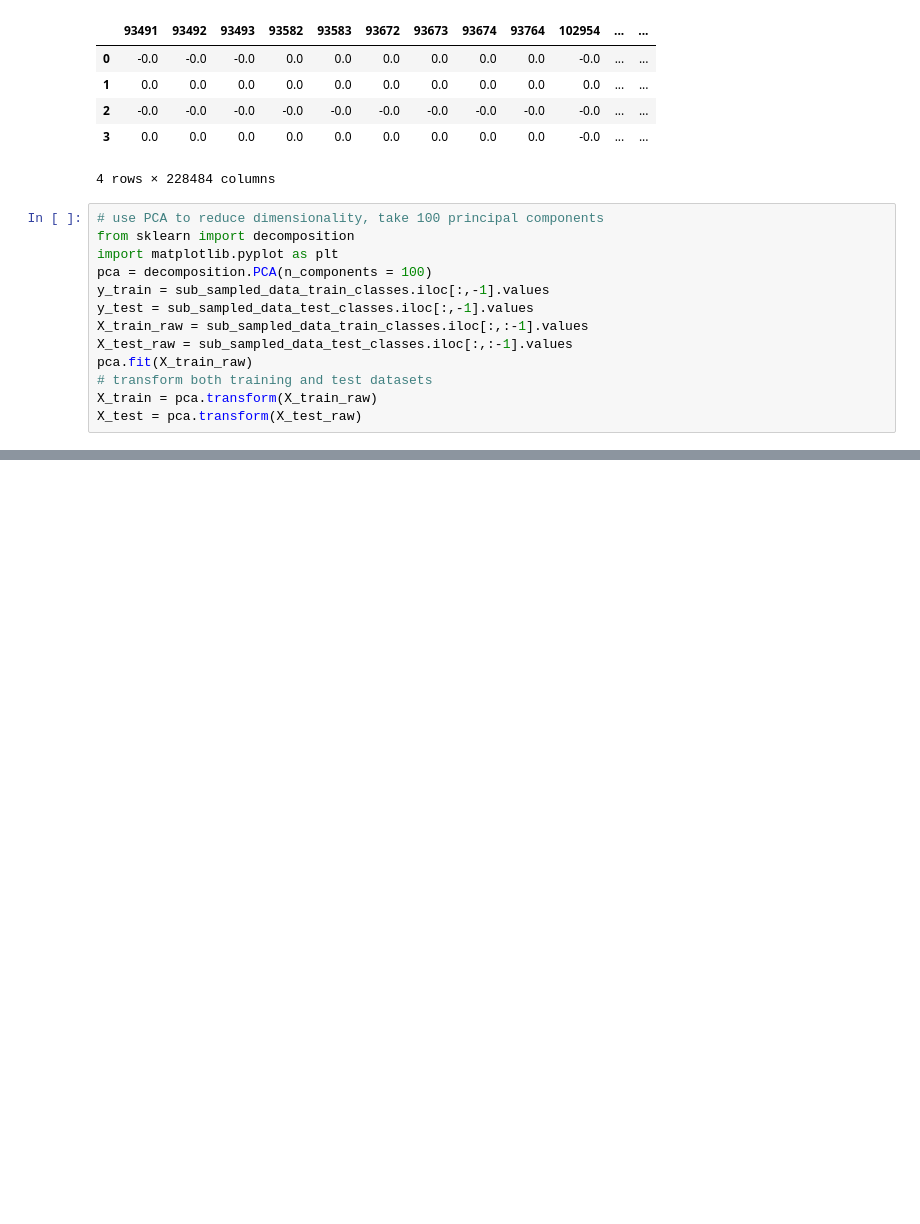
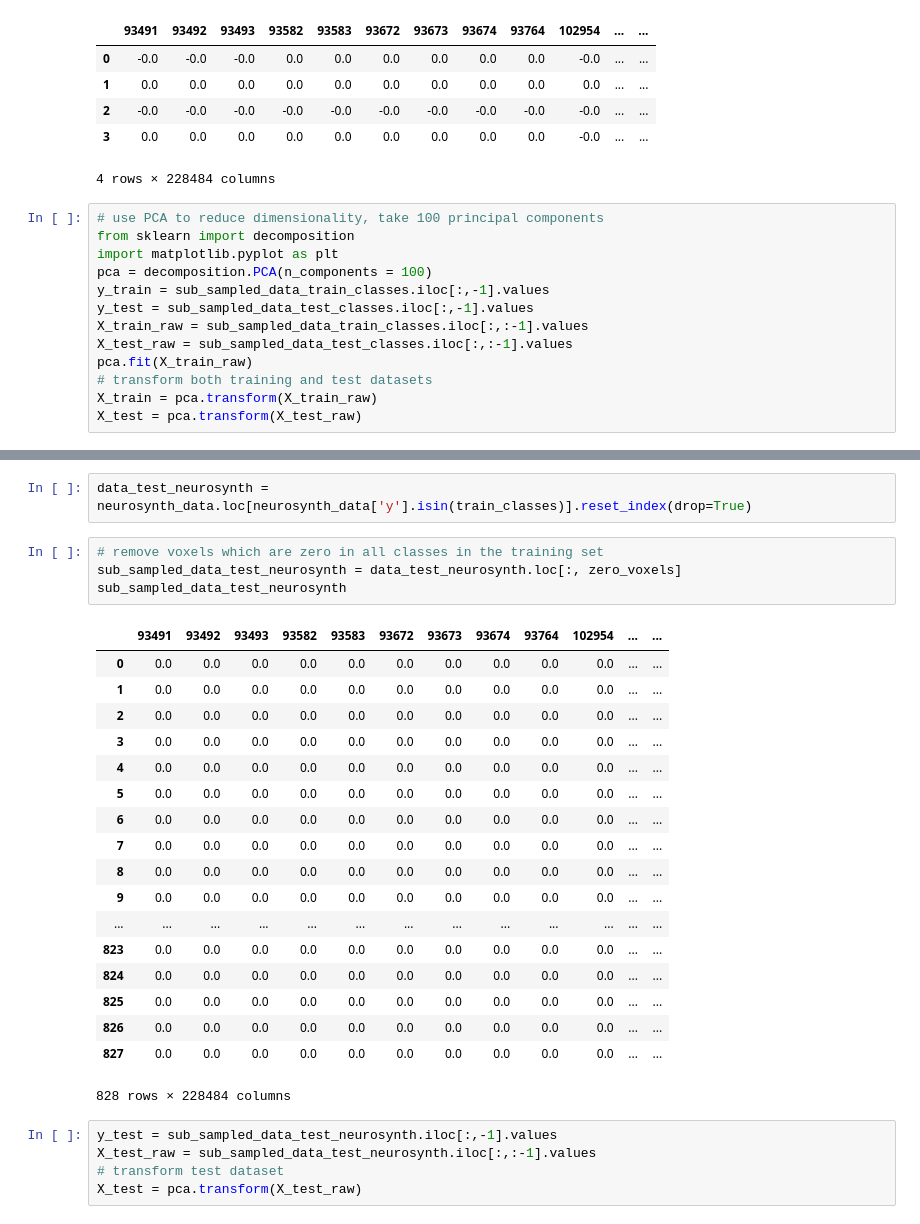
Before and after one commit to yanesja/metaclass, a Jupyter notebook: MetaClass_4classes.ipynb, the cells around one changed output, grey strips where cells are left out. Cells and saved outputs as stored; diff of their text form; blank space fills up the shorter version.

```diff
--- a/MetaClass_4classes.ipynb
+++ b/MetaClass_4classes.ipynb
@@ -263,0 +340,30 @@ Accuracy of Ridge classifier on noisy Neurosynth data: 0.81
+# %%
+data_test_neurosynth = neurosynth_data.loc[neurosynth_data['y'].isin(train_classes)].reset_index(drop=True)
+# %%
+# remove voxels which are zero in all classes in the training set
+sub_sampled_data_test_neurosynth = data_test_neurosynth.loc[:, zero_voxels]
+sub_sampled_data_test_neurosynth
+# %% [output]
+|  | 93491 | 93492 | 93493 | 93582 | 93583 | 93672 | 93673 | 93674 | 93764 | 102954 | ... | ... |
+| 0 | 0.0 | 0.0 | 0.0 | 0.0 | 0.0 | 0.0 | 0.0 | 0.0 | 0.0 | 0.0 | ... | ... |
+| 1 | 0.0 | 0.0 | 0.0 | 0.0 | 0.0 | 0.0 | 0.0 | 0.0 | 0.0 | 0.0 | ... | ... |
+| 2 | 0.0 | 0.0 | 0.0 | 0.0 | 0.0 | 0.0 | 0.0 | 0.0 | 0.0 | 0.0 | ... | ... |
+| 3 | 0.0 | 0.0 | 0.0 | 0.0 | 0.0 | 0.0 | 0.0 | 0.0 | 0.0 | 0.0 | ... | ... |
+| 4 | 0.0 | 0.0 | 0.0 | 0.0 | 0.0 | 0.0 | 0.0 | 0.0 | 0.0 | 0.0 | ... | ... |
+| 5 | 0.0 | 0.0 | 0.0 | 0.0 | 0.0 | 0.0 | 0.0 | 0.0 | 0.0 | 0.0 | ... | ... |
+| 6 | 0.0 | 0.0 | 0.0 | 0.0 | 0.0 | 0.0 | 0.0 | 0.0 | 0.0 | 0.0 | ... | ... |
+| 7 | 0.0 | 0.0 | 0.0 | 0.0 | 0.0 | 0.0 | 0.0 | 0.0 | 0.0 | 0.0 | ... | ... |
+| 8 | 0.0 | 0.0 | 0.0 | 0.0 | 0.0 | 0.0 | 0.0 | 0.0 | 0.0 | 0.0 | ... | ... |
+| 9 | 0.0 | 0.0 | 0.0 | 0.0 | 0.0 | 0.0 | 0.0 | 0.0 | 0.0 | 0.0 | ... | ... |
+| ... | ... | ... | ... | ... | ... | ... | ... | ... | ... | ... | ... | ... |
+| 823 | 0.0 | 0.0 | 0.0 | 0.0 | 0.0 | 0.0 | 0.0 | 0.0 | 0.0 | 0.0 | ... | ... |
+| 824 | 0.0 | 0.0 | 0.0 | 0.0 | 0.0 | 0.0 | 0.0 | 0.0 | 0.0 | 0.0 | ... | ... |
+| 825 | 0.0 | 0.0 | 0.0 | 0.0 | 0.0 | 0.0 | 0.0 | 0.0 | 0.0 | 0.0 | ... | ... |
+| 826 | 0.0 | 0.0 | 0.0 | 0.0 | 0.0 | 0.0 | 0.0 | 0.0 | 0.0 | 0.0 | ... | ... |
+| 827 | 0.0 | 0.0 | 0.0 | 0.0 | 0.0 | 0.0 | 0.0 | 0.0 | 0.0 | 0.0 | ... | ... |
+828 rows × 228484 columns
+# %%
+y_test = sub_sampled_data_test_neurosynth.iloc[:,-1].values
+X_test_raw = sub_sampled_data_test_neurosynth.iloc[:,:-1].values
+# transform test dataset
+X_test = pca.transform(X_test_raw)
```
Also changed, not shown: parts of 15 cells of this notebook, 2 other files.
